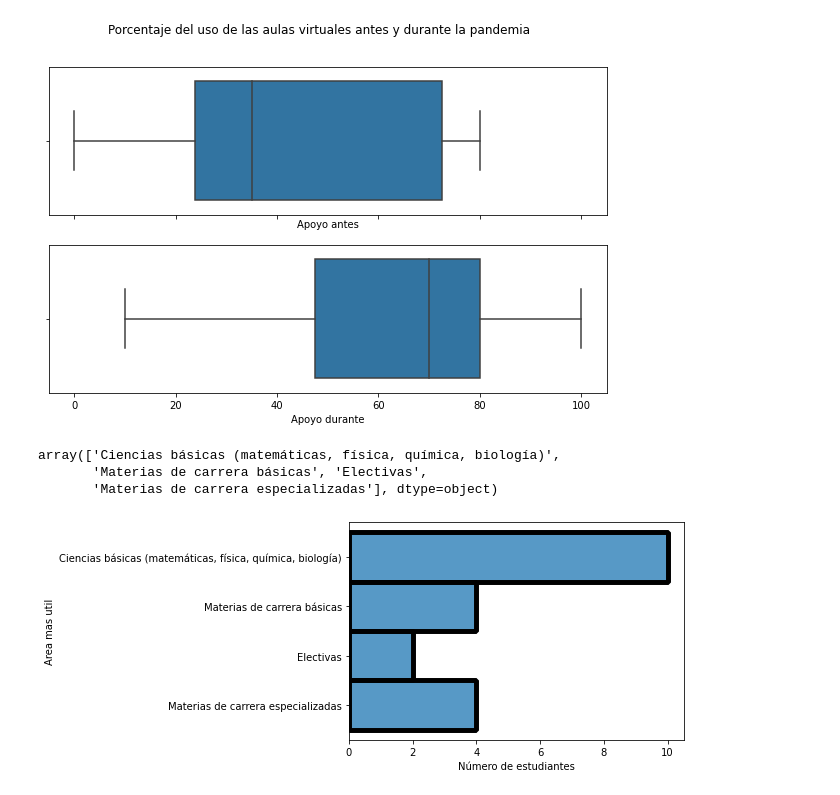
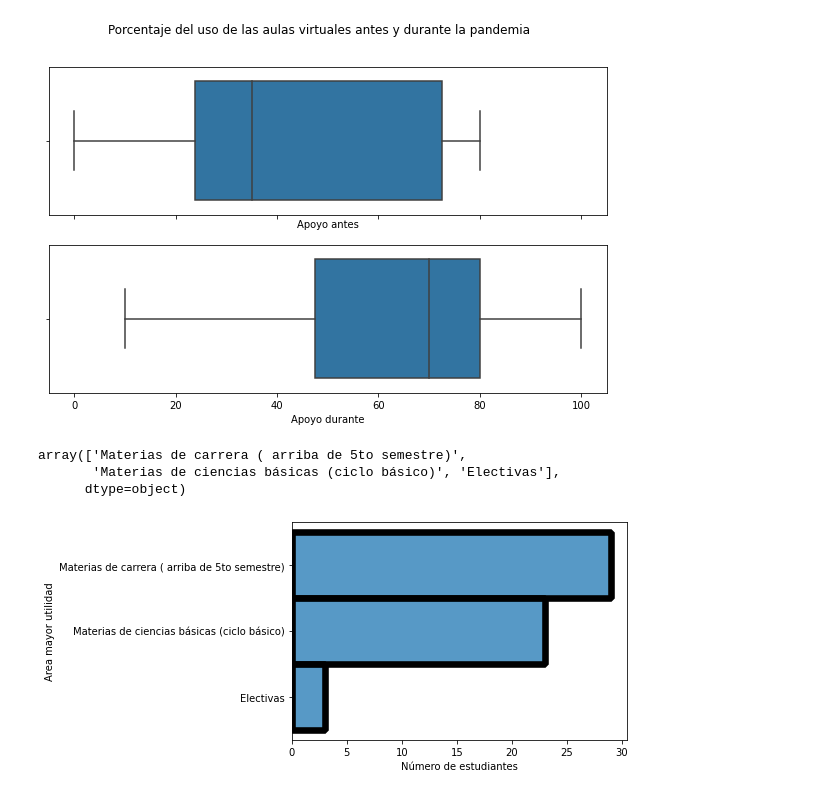
Before and after one commit to sebastianmora04/estadistica_j1, a Jupyter notebook: modelo.ipynb, the cells around one changed output. Drawn from its saved outputs; the diff is of its cells as text; code cells hidden in the pictures.

```diff
--- a/modelo.ipynb
+++ b/modelo.ipynb
@@ -107,4 +100 @@ Ahora bien, si la cambiamos a 'Informacion adicional'
-# %%
-#cambiar valores
-df.replace({'Informacion adicional': {'No, contiene información adicional a lo básico':'Si contiene', 'Si':'No contiene'}}, inplace=True)
 # %%
@@ -115,0 +140,6 @@ plt.show()
+# %%
+df.replace({'Tiempo de uso':{'Sólo al final del curso, para presentar parciales': 'Al final del curso'}}, inplace=True)
+x1 = df['Tiempo de uso'].unique()
+y1 = df['Tiempo de uso'].value_counts().tolist()
+plt.plot(x1,y1,'o')
+print(df['Tiempo de uso'].unique())
@@ -132,14 +164,14 @@ plt.show()
 # %% [output]
 [figure]
 # %%
-df['Area mas util'].unique()
+df['Area mayor utilidad'].unique()
 # %% [output]
-array(['Ciencias básicas (matemáticas, física, química, biología)',
-       'Materias de carrera básicas', 'Electivas',
-       'Materias de carrera especializadas'], dtype=object)
+array(['Materias de carrera ( arriba de 5to semestre)',
+       'Materias de ciencias básicas (ciclo básico)', 'Electivas'],
+      dtype=object)
 # %%
-sns.histplot(data=df, y="Area mas util")
+sns.histplot(data=df, y="Area mayor utilidad")
 plt.xlabel('Número de estudiantes')
 plt.show()
 # %% [output]
-[figure, old version]
+[figure, new version]
```
Also changed, not shown: parts of 12 cells of this notebook.
